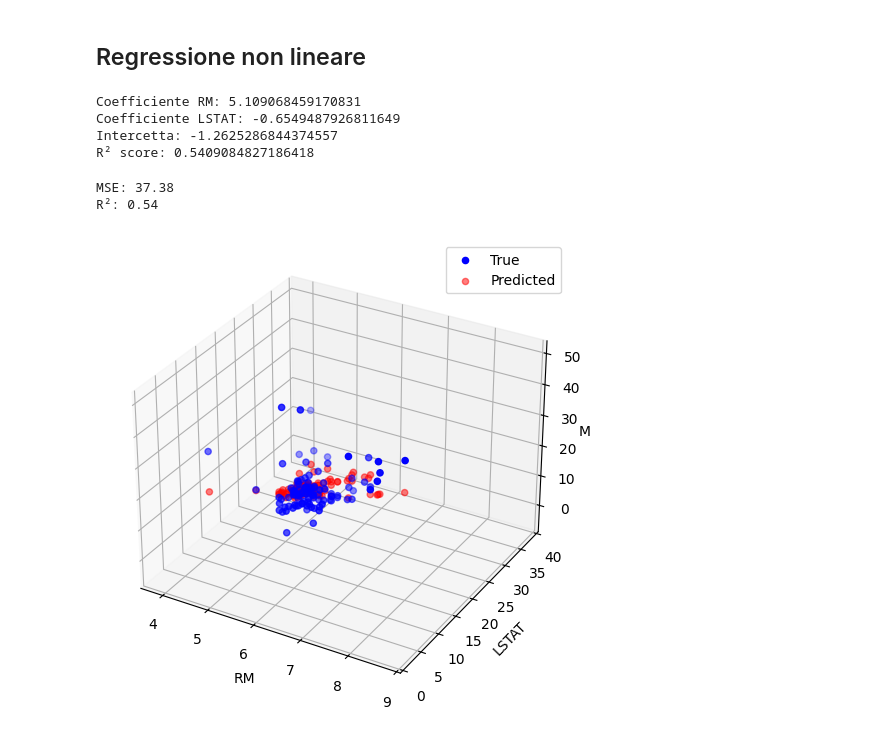
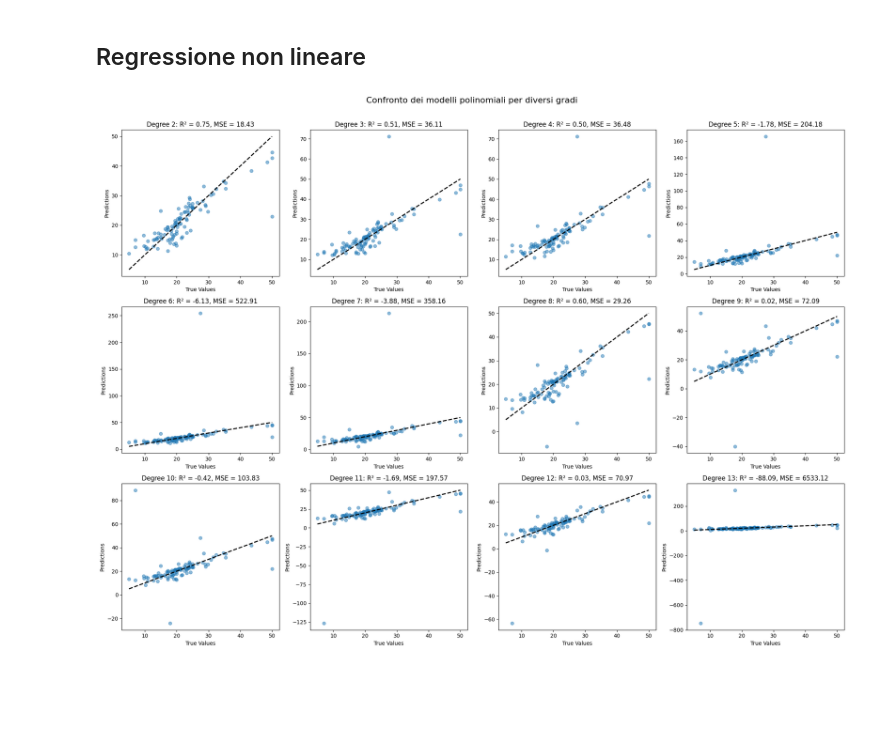
Before and after one commit to gianni20/Bostonshouse, a Jupyter notebook: Base.ipynb, the cells around one changed output. Drawn from its saved outputs; the diff is of its cells as text; code cells hidden in the pictures; blank space fills up the shorter version.

```diff
--- a/Base.ipynb
+++ b/Base.ipynb
@@ -59,47 +60,40 @@ Con i dati qui sopra scegliamo le features RM e LSTAT. Sono quelle con le correl
 # %%
 X = df[['RM', 'LSTAT']]
 y = df['MEDV']
 
-# Split
-X_train, X_test, y_train, y_test = train_test_split(X, y, test_size=0.2, random_state=0)
+X_train, X_test, y_train, y_test = train_test_split(X, y, test_size=0.2, random_state=42)
 
-# Modello
-model = LinearRegression()
-model.fit(X_train, y_train)
+# Preparazione per memorizzare i risultati
+degrees = range(2, 14)
+results = []
+predictions = []
 
-# Coefficienti
-print("Coefficiente RM:", model.coef_[0])
-print("Coefficiente LSTAT:", model.coef_[1])
-print("Intercetta:", model.intercept_)
+# Crea modelli per vari gradi
+plt.figure(figsize=(20, 15))
+for i, degree in enumerate(degrees):
+    # Crea e addestra il modello
+    model = make_pipeline(PolynomialFeatures(degree), LinearRegression())
+    model.fit(X_train, y_train)
+    y_pred = model.predict(X_test)
 
-# Predizione e R2
-y_pred = model.predict(X_test)
-print("R² score:", r2_score(y_test, y_pred))
+    # Salva le predizioni e i risultati
+    predictions.append(y_pred)
+    mse = mean_squared_error(y_test, y_pred)
+    r2 = r2_score(y_test, y_pred)
+    mae = mean_absolute_error(y_test, y_pred)
+    results.append({'degree': degree, 'mse': mse, 'r2': r2, 'mae': mae})
+
+    # Crea un subplot per questo grado
+    plt.subplot(3, 4, i+1)
+    plt.scatter(y_test, y_pred, alpha=0.5)
+    plt.plot([y.min(), y.max()], [y.min(), y.max()], 'k--', lw=2)
+    plt.xlabel('True Values')
+    plt.ylabel('Predictions')
+    plt.title(f'Degree {degree}: R² = {r2:.2f}, MSE = {mse:.2f}')
+
+
+plt.suptitle('Confronto dei modelli polinomiali per diversi gradi', fontsize=16)
+plt.tight_layout(rect=[0, 0, 1, 0.97])
+plt.show()
 # %% [output]
-Coefficiente RM: 5.109068459170831
-Coefficiente LSTAT: -0.6549487926811649
-Intercetta: -1.2625286844374557
-R² score: 0.5409084827186418
+[figure, added]
-# %%
-mse = mean_squared_error(y_test, y_pred)
-r2 = r2_score(y_test, y_pred)
-
-print(f'MSE: {mse:.2f}')
-print(f'R²: {r2:.2f}')
-# %% [output]
-MSE: 37.38
-R²: 0.54
-# %%
-fig = plt.figure(figsize=(10,6))
-ax = fig.add_subplot(111, projection='3d')
-
-ax.scatter(X_test['RM'], X_test['LSTAT'], y_test, color='blue', label='True')
-ax.scatter(X_test['RM'], X_test['LSTAT'], y_pred, color='red', label='Predicted', alpha=0.5)
-
-ax.set_xlabel('RM')
-ax.set_ylabel('LSTAT')
-ax.set_zlabel('MEDV')
-ax.legend()
-plt.show()
-# %% [output]
-[figure, removed]
```
Also changed, not shown: parts of 9 cells of this notebook, 4 other files.
